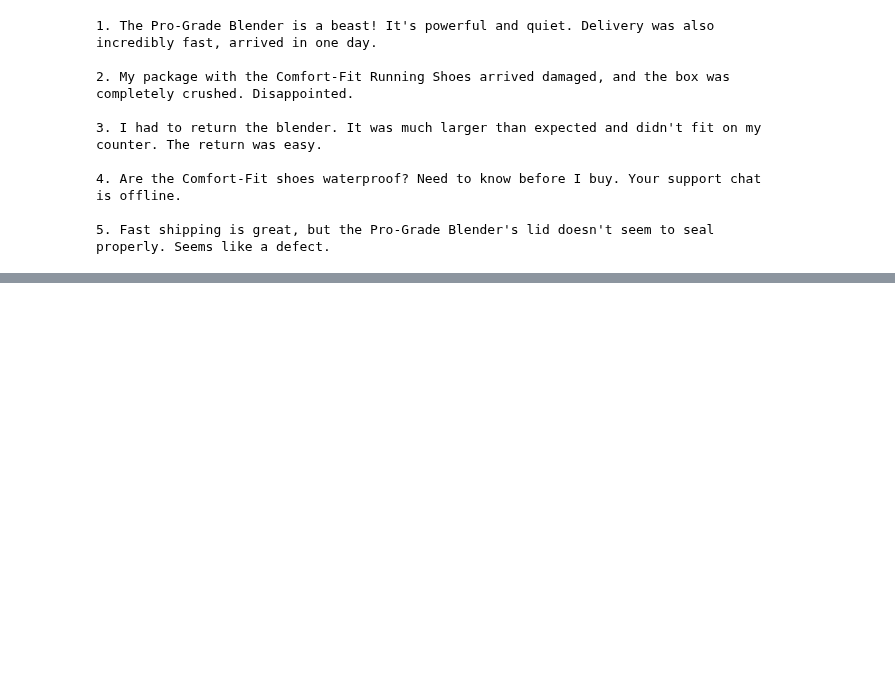
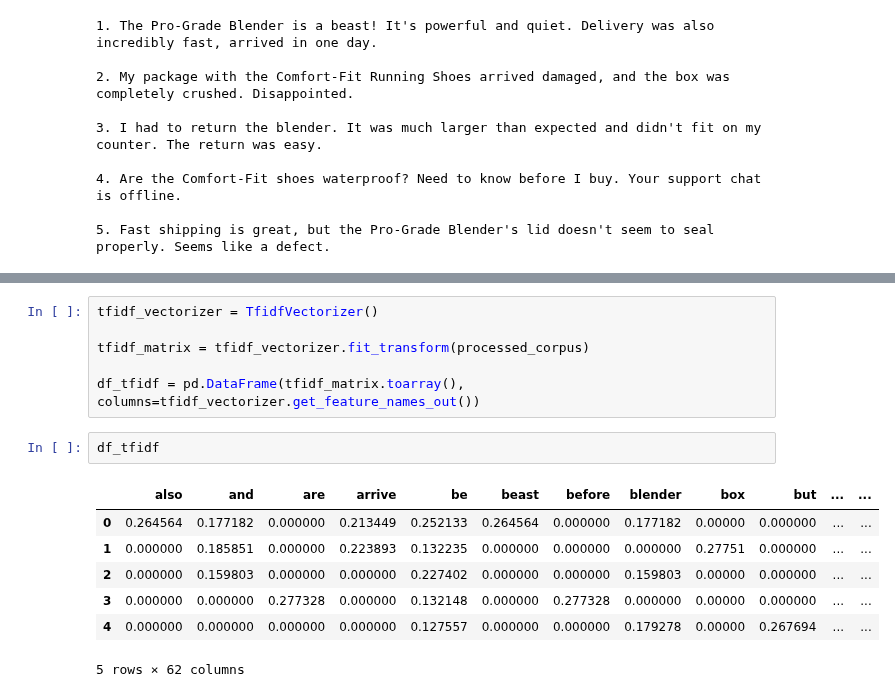
Before and after one commit to dataprogpy/code-samples, a Jupyter notebook: starter_files/10_text_analysis.ipynb, the cells around one changed output, grey strips where cells are left out. Cells and saved outputs as stored; diff of their text form; blank space fills up the shorter version.

```diff
--- a/starter_files/10_text_analysis.ipynb
+++ b/starter_files/10_text_analysis.ipynb
@@ -241,0 +338,16 @@ stemmed_tokens: ['pro-grad', 'blender', 'beast', '!', "'s", 'power', 'quiet', '.
+# %%
+tfidf_vectorizer = TfidfVectorizer()
+
+tfidf_matrix = tfidf_vectorizer.fit_transform(processed_corpus)
+
+df_tfidf = pd.DataFrame(tfidf_matrix.toarray(), columns=tfidf_vectorizer.get_feature_names_out())
+# %%
+df_tfidf
+# %% [output]
+|  | also | and | are | arrive | be | beast | before | blender | box | but | ... | ... |
+| 0 | 0.264564 | 0.177182 | 0.000000 | 0.213449 | 0.252133 | 0.264564 | 0.000000 | 0.177182 | 0.00000 | 0.000000 | ... | ... |
+| 1 | 0.000000 | 0.185851 | 0.000000 | 0.223893 | 0.132235 | 0.000000 | 0.000000 | 0.000000 | 0.27751 | 0.000000 | ... | ... |
+| 2 | 0.000000 | 0.159803 | 0.000000 | 0.000000 | 0.227402 | 0.000000 | 0.000000 | 0.159803 | 0.00000 | 0.000000 | ... | ... |
+| 3 | 0.000000 | 0.000000 | 0.277328 | 0.000000 | 0.132148 | 0.000000 | 0.277328 | 0.000000 | 0.00000 | 0.000000 | ... | ... |
+| 4 | 0.000000 | 0.000000 | 0.000000 | 0.000000 | 0.127557 | 0.000000 | 0.000000 | 0.179278 | 0.00000 | 0.267694 | ... | ... |
+5 rows × 62 columns
```
Also changed, not shown: parts of 11 cells of this notebook.
